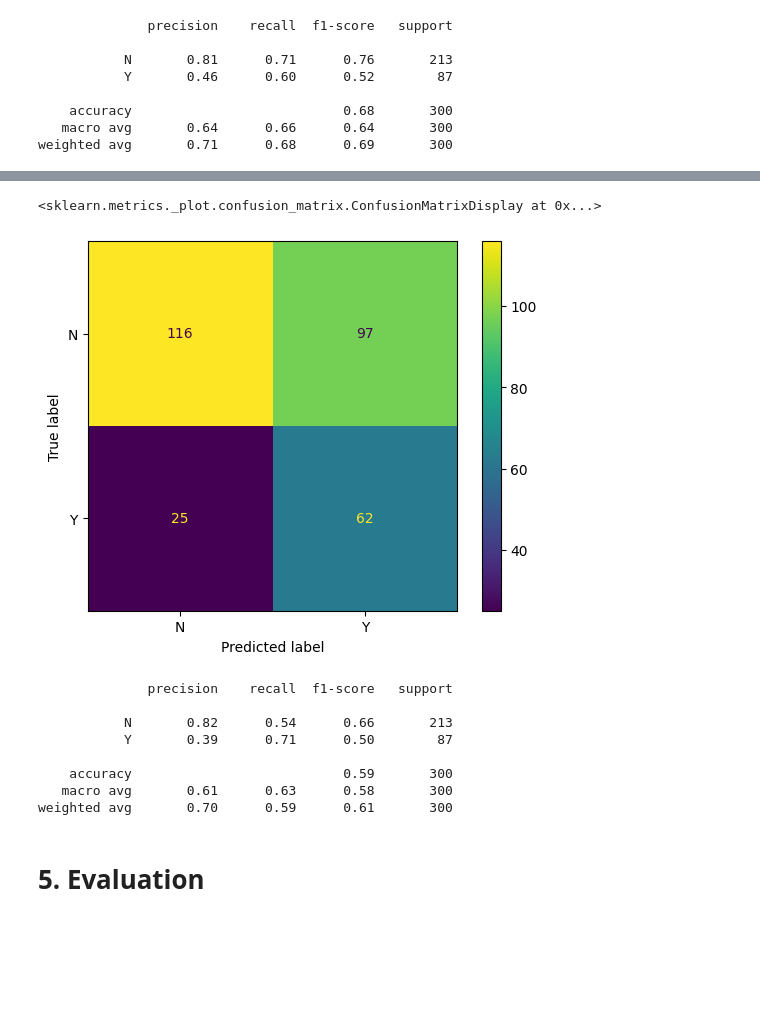
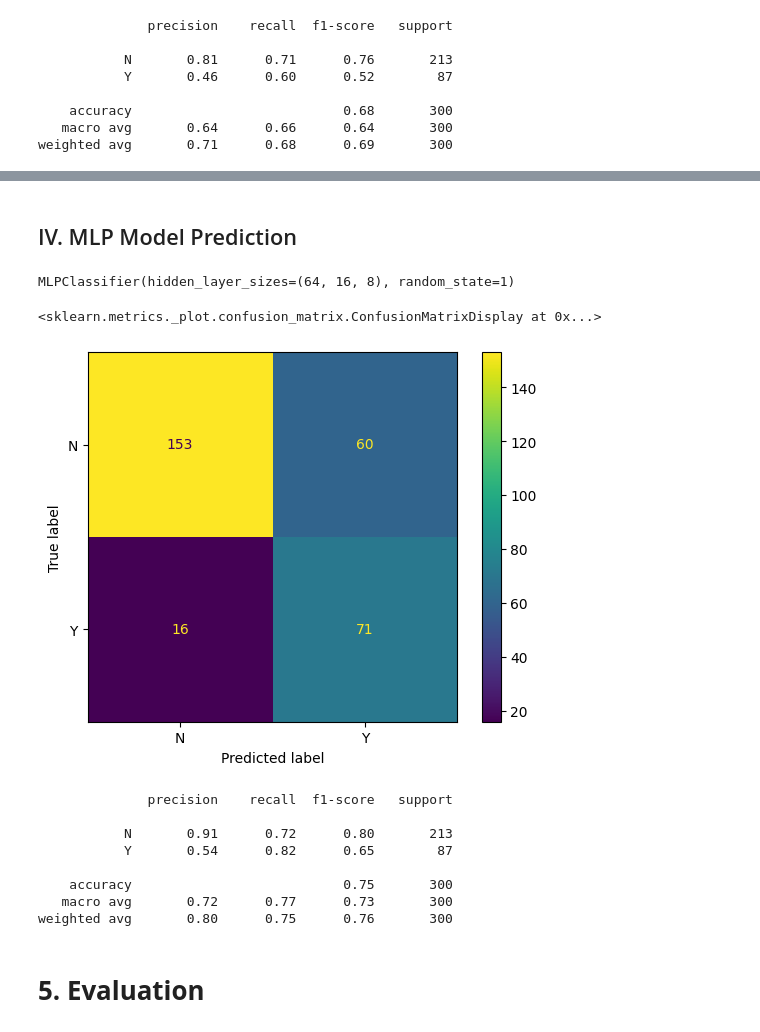
Before and after one commit to Chanbomey/Chanbomey, a Jupyter notebook: Customer_Churn_Project.ipynb, the cells around one changed output, grey strips where cells are left out. Saved outputs shown, nothing was run; the diff lists cells and outputs as text; code cells hidden in the pictures; blank space fills up the shorter version.

```diff
--- a/Customer_Churn_Project.ipynb
+++ b/Customer_Churn_Project.ipynb
@@ -983,7 +759,7 @@ weighted avg       0.69      0.65      0.67       300
 # %%
 # Build a Naive Bayes model on training data with default setting
-model_NB1 = MultinomialNB()
-model_NB1.fit(predictors_train, target_train)
+model_NB = MultinomialNB()
+model_NB.fit(predictors_train, target_train)
 # %% [output]
 MultinomialNB()
 # %%
@@ -1013,4 +786,0 @@ weighted avg       0.71      0.68      0.69       300
-# %%
-# Build a Naive Bayes model on training data with default setting
-model_NB2 = GaussianNB()
-model_NB2.fit(predictors_train, target_train)
@@ -1019,25 +793,35 @@ GaussianNB()
+# %% [markdown]
+## IV. MLP Model Prediction
+# %%
+#Build MLP model contains two hidden layers: 64 hidden nodes for the first layer, 16 hidden nodes for the second layer, and 8 hidden nodes for the third layer. Set random_state=1. (0.5 points)
+
+model_MLP1 = MLPClassifier(hidden_layer_sizes=(64,16,8), activation='relu', random_state=1)
+model_MLP1.fit(predictors_train, target_train)
+# %% [output]
+MLPClassifier(hidden_layer_sizes=(64, 16, 8), random_state=1)
 # %%
-# Make predictions on testing data
-prediction_on_test_NB2 = model_NB2.predict(predictors_test)
+# Make predictions on testing data (0.5 points)
+prediction_on_test = model_MLP1.predict(predictors_test)
 # %%
-# Examine the evaluation results on testing data: confusion_matrix
-cm_NB2 = confusion_matrix(target_test, prediction_on_test_NB2)
-ConfusionMatrixDisplay(confusion_matrix=cm_NB2, display_labels=model_NB2.classes_).plot()
+# Examine the evaluation results on testing data: confusion_matrix (0.5 points)
+
+cm_MLP1 = confusion_matrix(target_test, prediction_on_test)
+ConfusionMatrixDisplay(confusion_matrix=cm_MLP1, display_labels=model_MLP1.classes_).plot()
 # %% [output]
 <sklearn.metrics._plot.confusion_matrix.ConfusionMatrixDisplay at 0x...>
-[figure, old version]
+[figure, new version]
 # %%
-# Examine the evaluation results on testing data: accuracy, precision, recall, and f1-score
-print(classification_report(target_test, prediction_on_test_NB2))
+# Examine the evaluation results on testing data: accuracy, precision, recall, and f1-score (0.5 points)
+print(classification_report(target_test, prediction_on_test))
 # %% [output]
               precision    recall  f1-score   support
 
-           N       0.82      0.54      0.66       213
-           Y       0.39      0.71      0.50        87
+           N       0.91      0.72      0.80       213
+           Y       0.54      0.82      0.65        87
 
-    accuracy                           0.59       300
-   macro avg       0.61      0.63      0.58       300
-weighted avg       0.70      0.59      0.61       300
+    accuracy                           0.75       300
+   macro avg       0.72      0.77      0.73       300
+weighted avg       0.80      0.75      0.76       300
 # %% [markdown]
 # **5. Evaluation**
 # %% [markdown]
```
Also changed, not shown: parts of 91 cells of this notebook.
